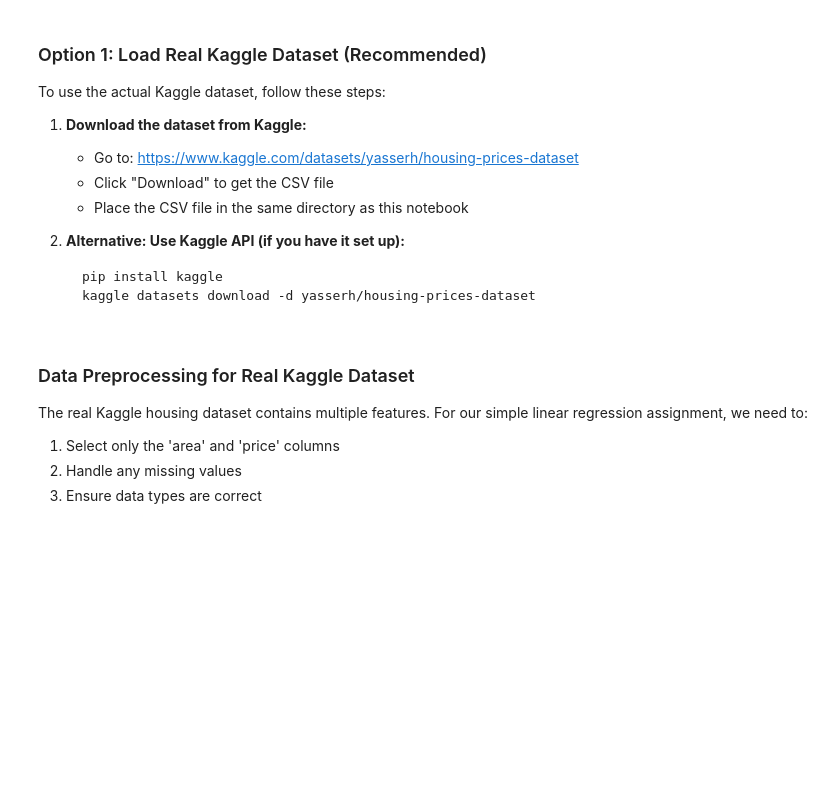
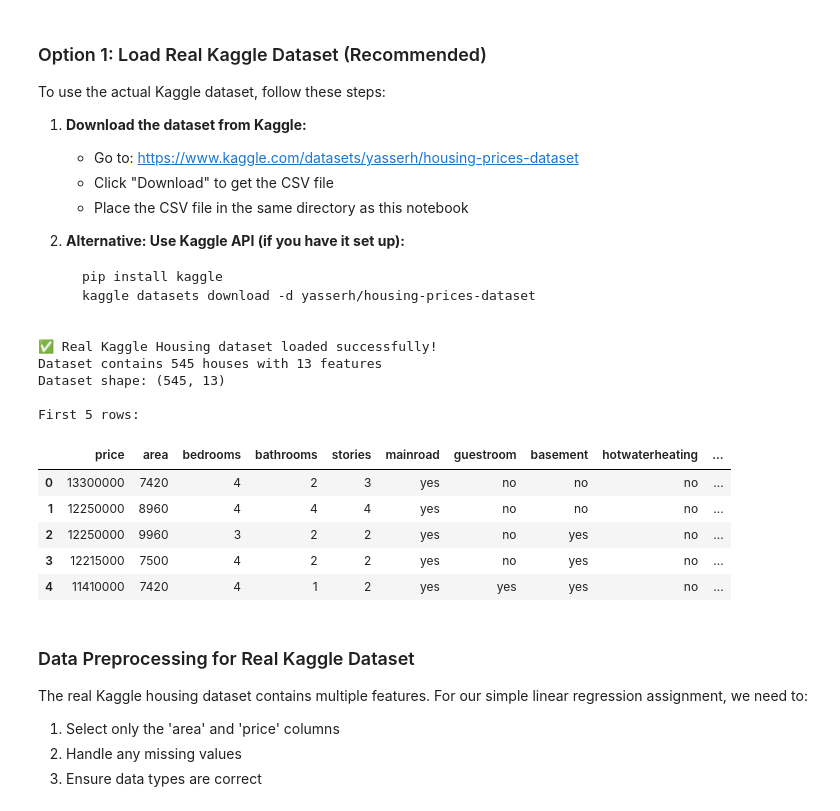
Before and after one commit to cheruiyot290/BI-Assignment, a Jupyter notebook: house_price_prediction.ipynb, the cells around one changed output. Drawn from its saved outputs; the diff is of its cells as text; code cells hidden in the pictures; blank space fills up the shorter version.

Commit message:
Used kaggle data

```diff
--- a/house_price_prediction.ipynb
+++ b/house_price_prediction.ipynb
@@ -77,44 +79,59 @@ To use the actual Kaggle dataset, follow these steps:
 # %%
 # Try to load the real Kaggle dataset first
 try:
-    # If you have downloaded the Kaggle dataset, uncomment and modify the filename below:
-    # df = pd.read_csv('Housing.csv')  # Replace with actual filename from Kaggle
-
-    # For now, we'll use our sample dataset that mimics the Kaggle structure
-    df = pd.read_csv('sample_house_data.csv')
-    print("✅ Real dataset loaded successfully!")
+    # Load the real Kaggle Housing dataset
+    df = pd.read_csv('Housing.csv')
+    print("✅ Real Kaggle Housing dataset loaded successfully!")
+    print(f"Dataset contains {len(df)} houses with {len(df.columns)} features")
 
 except FileNotFoundError:
-    print("📝 Kaggle dataset not found. Creating sample dataset...")
+    try:
+        # Fallback to sample dataset
+        df = pd.read_csv('sample_house_data.csv')
+        print("✅ Sample dataset loaded successfully!")
+    except FileNotFoundError:
+        print("📝 No dataset files found. Creating sample dataset...")
 
     # Create sample housing data similar to Kaggle dataset
     np.random.seed(42)
     n_samples = 500
 
     # Generate house areas (square feet) - normally distributed around 7000 sq ft
     area = np.random.normal(7000, 2000, n_samples)
     area = np.clip(area, 3000, 15000)  # Clip to reasonable range
 
     # Generate prices with linear relationship + noise
     # Base price formula: Price = 1000 * Area + 2000000 + noise
     true_slope = 1000  # Price per sq ft
     true_intercept = 2000000  # Base price
     noise = np.random.normal(0, 1000000, n_samples)  # Add realistic noise
 
     price = true_slope * area + true_intercept + noise
     price = np.clip(price, 3000000, 15000000)  # Clip to reasonable price range
 
     # Create DataFrame
     df = pd.DataFrame({
         'area': area,
         'price': price
     })
 
     print("✅ Sample dataset created successfully!")
 
 print(f"Dataset shape: {df.shape}")
 print(f"\nFirst 5 rows:")
 df.head()
+# %% [output]
+✅ Real Kaggle Housing dataset loaded successfully!
+Dataset contains 545 houses with 13 features
+Dataset shape: (545, 13)
+
+First 5 rows:
+|  | price | area | bedrooms | bathrooms | stories | mainroad | guestroom | basement | hotwaterheating | ... |
+| 0 | 13300000 | 7420 | 4 | 2 | 3 | yes | no | no | no | ... |
+| 1 | 12250000 | 8960 | 4 | 4 | 4 | yes | no | no | no | ... |
+| 2 | 12250000 | 9960 | 3 | 2 | 2 | yes | no | yes | no | ... |
+| 3 | 12215000 | 7500 | 4 | 2 | 2 | yes | no | yes | no | ... |
+| 4 | 11410000 | 7420 | 4 | 1 | 2 | yes | yes | yes | no | ... |
 # %% [markdown]
 ### Data Preprocessing for Real Kaggle Dataset
 
```
Also changed, not shown: parts of 14 cells of this notebook, 3 other files.
